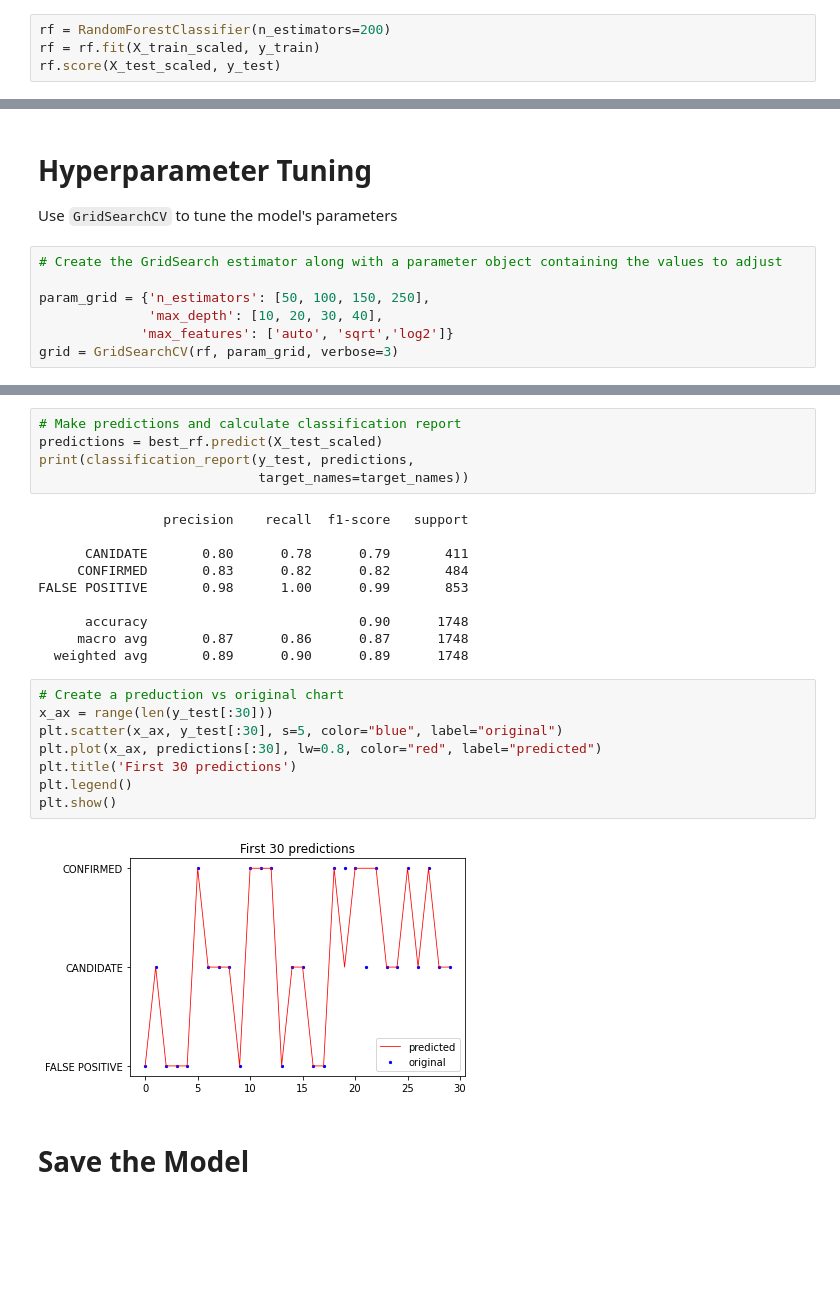
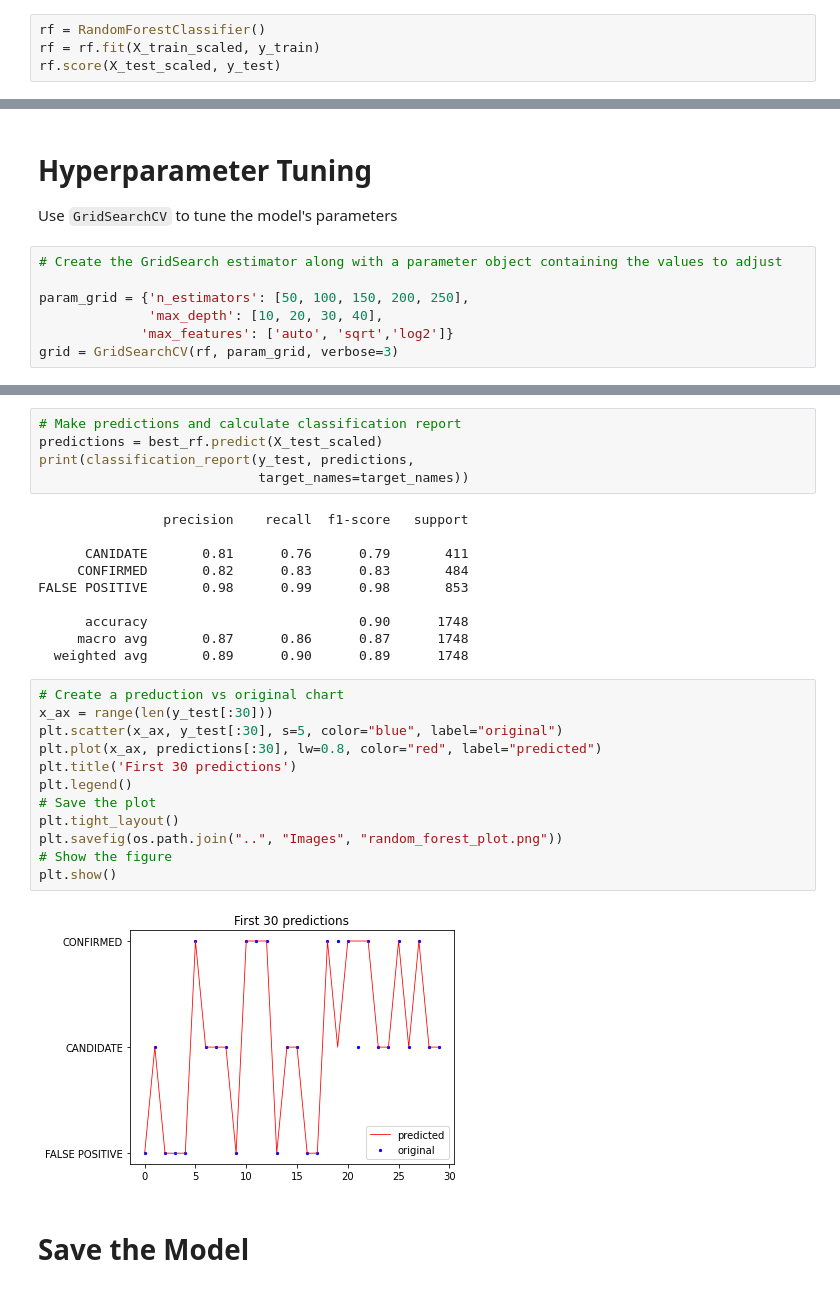
Before and after one commit to blt1339/machine-learning-challenge, a Jupyter notebook: code/model_random_forest.ipynb, the cells around one changed output, grey strips where cells are left out. Cells and saved outputs as stored; diff of their text form; blank space fills up the shorter version.

Commit message:
Add missing comments and do final run for random forest model.

```diff
--- a/code/model_random_forest.ipynb
+++ b/code/model_random_forest.ipynb
@@ -120,7 +120,7 @@ X_test_scaled = X_scaler.transform(X_test)
 # %% [markdown]
 # Train the Model
 # %%
-rf = RandomForestClassifier(n_estimators=200)
+rf = RandomForestClassifier()
 rf = rf.fit(X_train_scaled, y_train)
 rf.score(X_test_scaled, y_test)
 # %% [output]
@@ -142,7 +143,7 @@ Use `GridSearchCV` to tune the model's parameters
 # %%
 # Create the GridSearch estimator along with a parameter object containing the values to adjust
 
-param_grid = {'n_estimators': [50, 100, 150, 250],
+param_grid = {'n_estimators': [50, 100, 150, 200, 250],
               'max_depth': [10, 20, 30, 40],
              'max_features': ['auto', 'sqrt','log2']}
 grid = GridSearchCV(rf, param_grid, verbose=3)
@@ -217,9 +214,9 @@ print(classification_report(y_test, predictions,
 # %% [output]
                 precision    recall  f1-score   support
 
-      CANIDATE       0.80      0.78      0.79       411
-     CONFIRMED       0.83      0.82      0.82       484
-FALSE POSITIVE       0.98      1.00      0.99       853
+      CANIDATE       0.81      0.76      0.79       411
+     CONFIRMED       0.82      0.83      0.83       484
+FALSE POSITIVE       0.98      0.99      0.98       853
 
       accuracy                           0.90      1748
      macro avg       0.87      0.86      0.87      1748
@@ -227,13 +224,17 @@ FALSE POSITIVE       0.98      1.00      0.99       853
 # %%
 # Create a preduction vs original chart
 x_ax = range(len(y_test[:30]))
 plt.scatter(x_ax, y_test[:30], s=5, color="blue", label="original")
 plt.plot(x_ax, predictions[:30], lw=0.8, color="red", label="predicted")
 plt.title('First 30 predictions')
 plt.legend()
+# Save the plot
+plt.tight_layout()
+plt.savefig(os.path.join("..", "Images", "random_forest_plot.png"))
+# Show the figure
 plt.show()
 # %% [output]
-[figure, old version]
+[figure, new version]
 # %% [markdown]
 # Save the Model
 # %%
```
Also changed, not shown: parts of 11 cells of this notebook, 3 other files.
